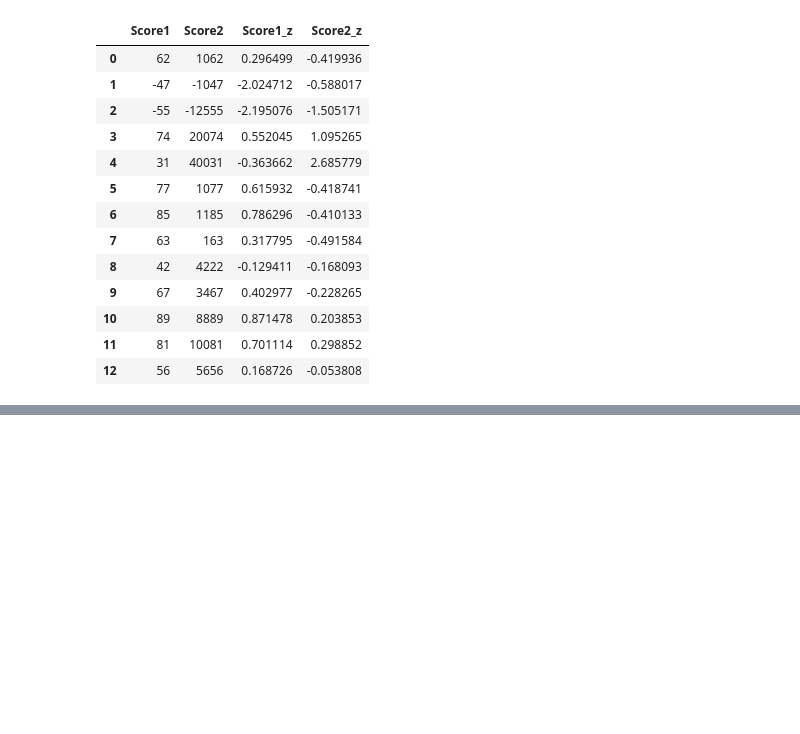
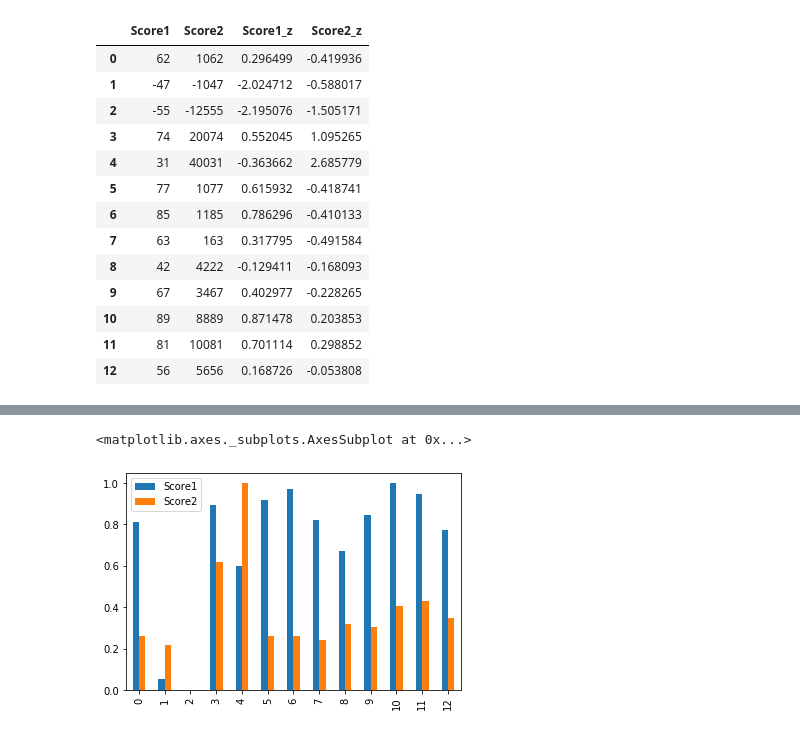
Before and after one commit to davideliason/DM4BA_Personal_Practice, a Jupyter notebook: Pandas_DataAnalysis.ipynb, the cells around one changed output, grey strips where cells are left out. Saved outputs shown, nothing was run; the diff lists cells and outputs as text; code cells hidden in the pictures; blank space fills up the shorter version.

```diff
--- a/Pandas_DataAnalysis.ipynb
+++ b/Pandas_DataAnalysis.ipynb
@@ -1145,0 +1221,6 @@ df # remind ourselves what our dataframe looks like
+# %%
+# Create a DataFrame
+df2 = pd.DataFrame({'Score1':[62,-47,-55,74,31,77,85,63,42,67,89,81,56],
+                  'Score2':[1062,-1047,-12555,20074,40031,1077,1185,163,4222,3467,8889,10081,5656]},
+                  columns=['Score1', 'Score2'])
+df2
@@ -1145,0 +1259,12 @@ df # remind ourselves what our dataframe looks like
+# %%
+# step1: cast our values to floats
+df2["Score1"] = df2[['Score1']].values.astype(float)
+df2["Score2"] = df2[['Score2']].values.astype(float)
+# %%
+# Create a minimum and maximum processor object
+min_max_scaler = preprocessing.MinMaxScaler()
+
+# Create an object to transform the data to fit minmax processor
+scaled_df = min_max_scaler.fit_transform(df2)
+names = df2.columns
+df3 = pd.DataFrame(scaled_df, columns=names)
@@ -1145,0 +1285,5 @@ df # remind ourselves what our dataframe looks like
+# %%
+df3.plot(kind='bar')
+# %% [output]
+<matplotlib.axes._subplots.AxesSubplot at 0x...>
+[figure, added]
```
Also changed, not shown: parts of 28 cells of this notebook, 2 other files.
